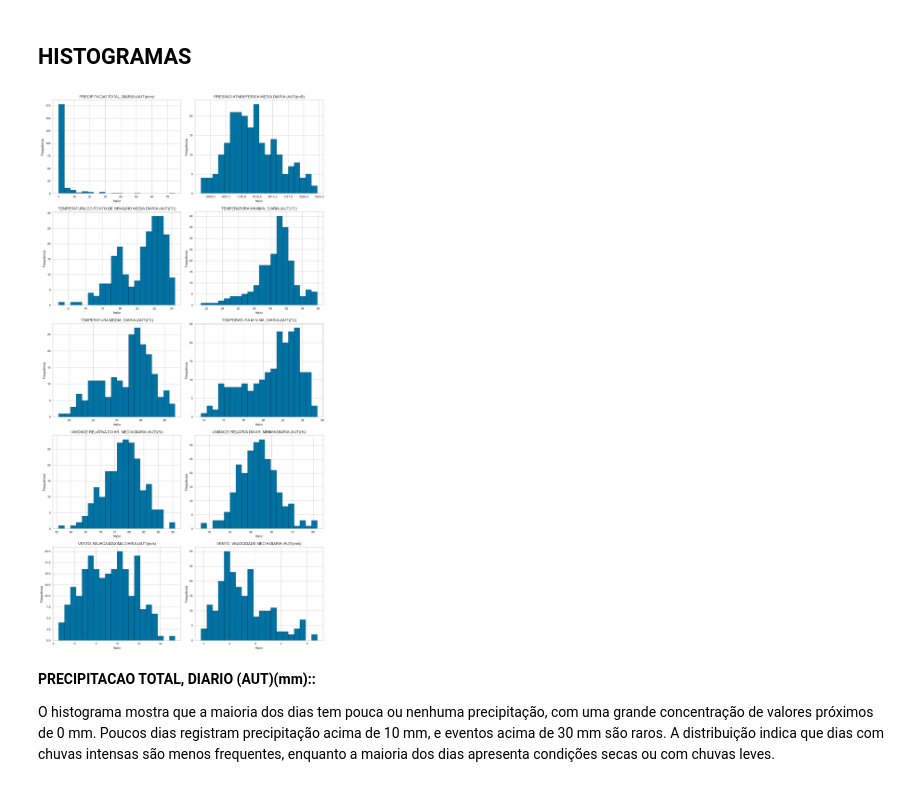
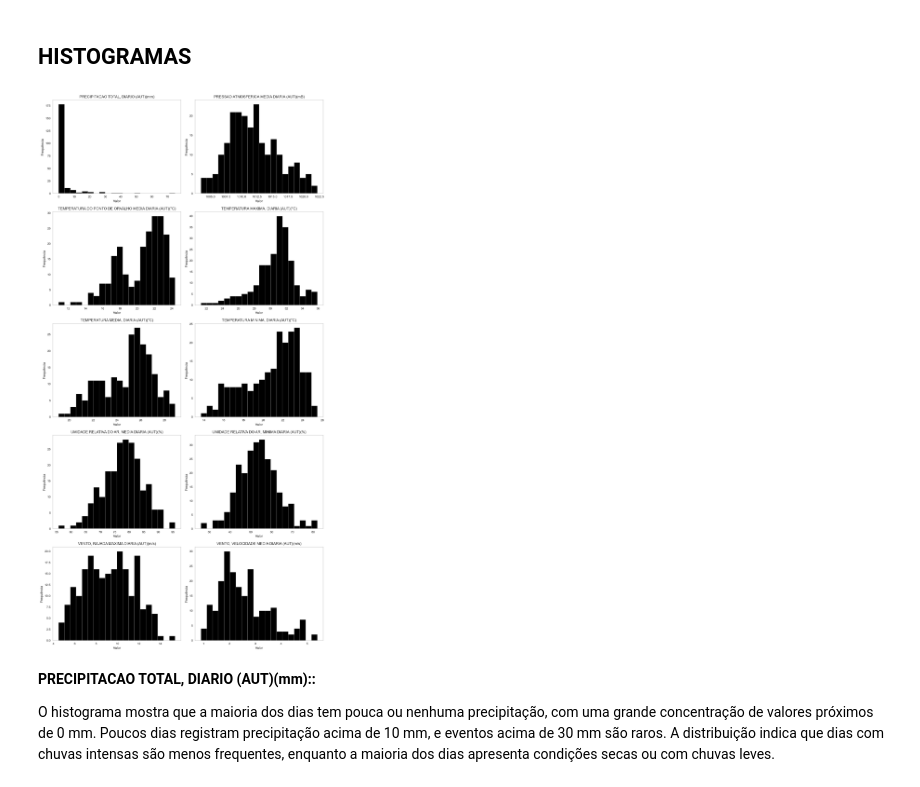
Before and after one commit to matheusmeneguelli/tcc-clusterizacao-vila-velha-es, a Jupyter notebook: previsao_vv.ipynb, the cells around one changed output. Drawn from its saved outputs; the diff is of its cells as text; code cells hidden in the pictures.

```diff
--- a/previsao_vv.ipynb
+++ b/previsao_vv.ipynb
@@ -120,34 +120,34 @@ numdf.head()
 # %%
 # Definir as colunas para plotar, excluindo 'Data Medicao' e colunas desnecessárias
 colunas_para_histograma = numdf.columns
 
 # Definir o número de colunas por linha (2 histogramas por linha)
 n_colunas = 2
 n_linhas = (len(colunas_para_histograma) + 1) // 2  # Calcula o número de linhas necessárias
 
 # Criar uma figura com subgráficos
 fig, axes = plt.subplots(n_linhas, n_colunas, figsize=(13, 5 * n_linhas))
 
 # Caso haja apenas um eixo (quando há um número ímpar de histogramas), ajusta para uma lista de eixos
 axes = axes.flatten()
 
 # Criar histogramas para cada variável
 for i, coluna in enumerate(colunas_para_histograma):
-    axes[i].hist(df[coluna].dropna(), bins=20, edgecolor='black')
+    axes[i].hist(df[coluna].dropna(), bins=20, color='black', edgecolor='white')
     axes[i].set_title(f'{coluna}')
     axes[i].set_xlabel('Valor')
     axes[i].set_ylabel('Frequência')
-    axes[i].grid(True)
+    axes[i].grid(False)  # Remove as linhas de grade
 
 # Remover eixos vazios, se houver
 for j in range(i + 1, len(axes)):
     axes[j].axis('off')
 
 # Ajustar o layout para que os gráficos não se sobreponham
 plt.tight_layout()
 plt.show()
 # %% [output]
-[figure, old version]
+[figure, new version]
 # %% [markdown]
 **PRECIPITACAO TOTAL, DIARIO (AUT)(mm)::**
 
```
Also changed, not shown: parts of 3 cells of this notebook.
